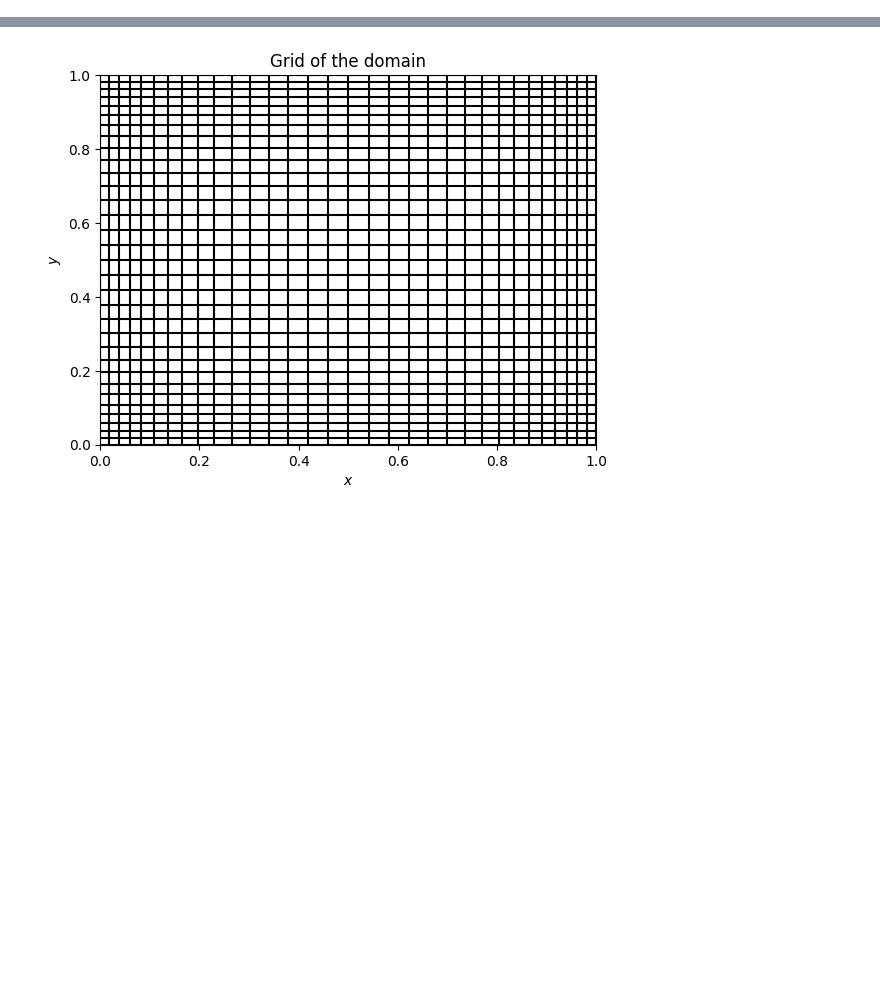
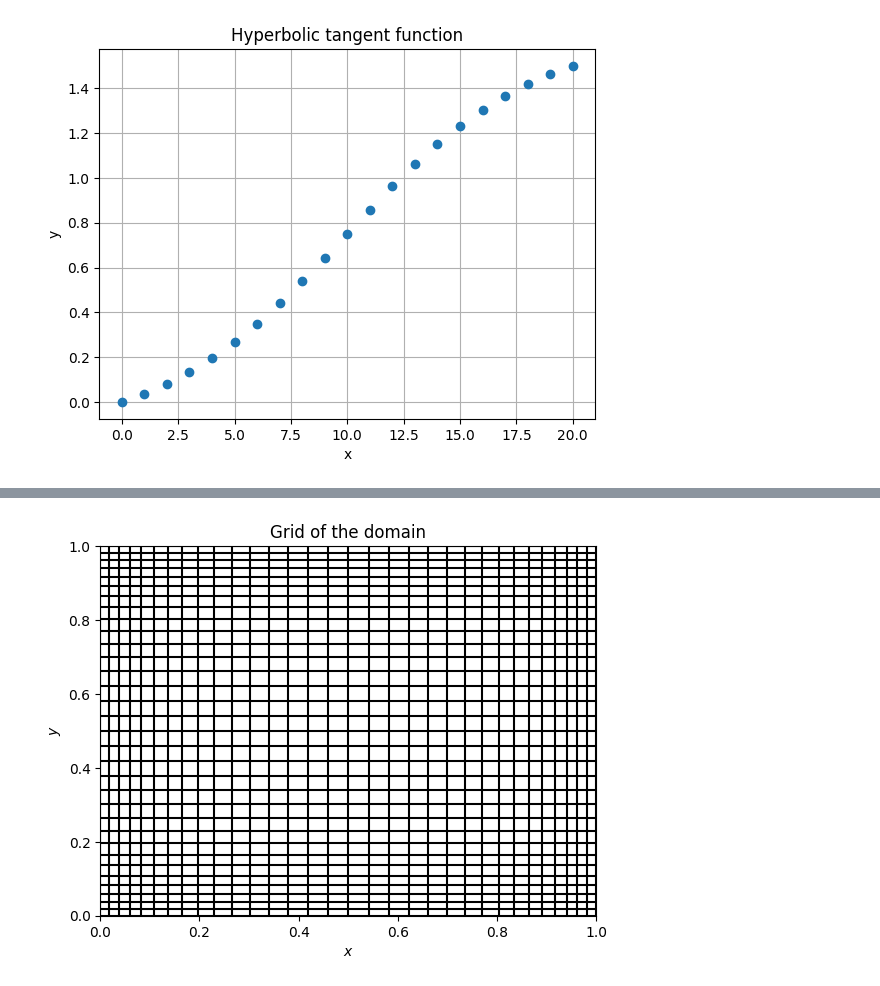
Before and after one commit to juhincapiem/CFD_codigos, a Jupyter notebook: FDM/Informe.ipynb, the cells around one changed output, grey strips where cells are left out. Drawn from its saved outputs; the diff is of its cells as text; code cells hidden in the pictures; blank space fills up the shorter version.

```diff
--- a/FDM/Informe.ipynb
+++ b/FDM/Informe.ipynb
@@ -283,0 +297,20 @@ Se crear la clase, con nombre **Domain**. La primera función suele ser el const
+# %%
+def RG( stretch, L, N):
+    grid = np.zeros(N+1)
+    tanGamma = np.tanh(stretch)
+
+    for i in range(0, N+1):
+        epsilon = 1 - 2*(i)/(N)
+        grid[i] = (1 - np.tanh(stretch*epsilon)/tanGamma)*0.5*L
+
+    return grid
+
+grid = RG(1.2, 1.5, 20)
+
+plt.plot(grid, 'o')
+plt.xlabel('x')
+plt.ylabel('y')
+plt.title('Hyperbolic tangent function')
+plt.grid()
+# %% [output]
+[figure, added]
```
Also changed, not shown: parts of 10 cells of this notebook.
